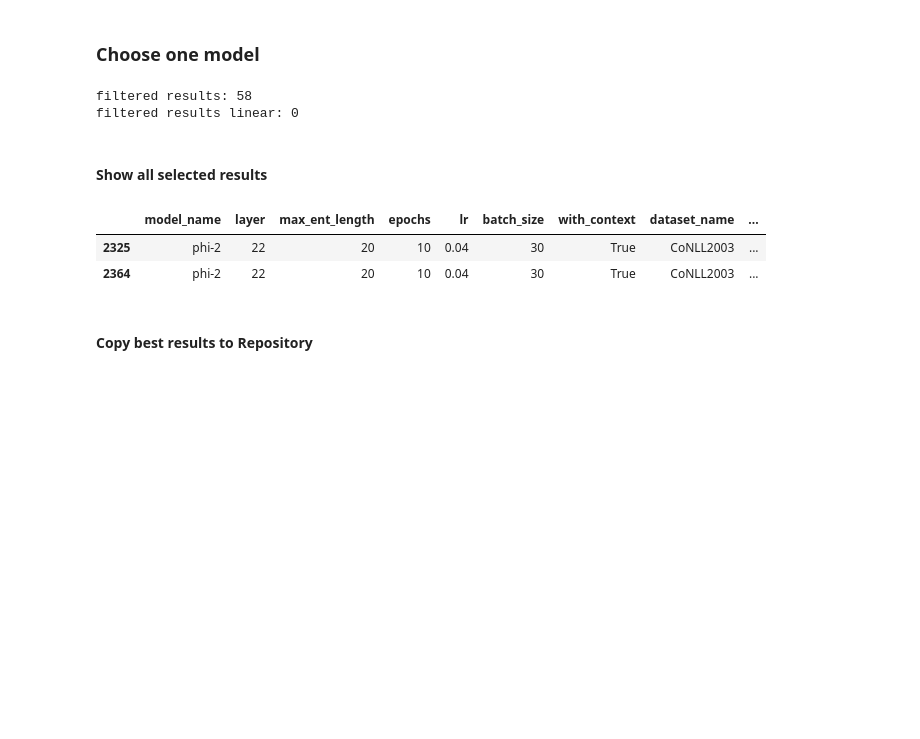
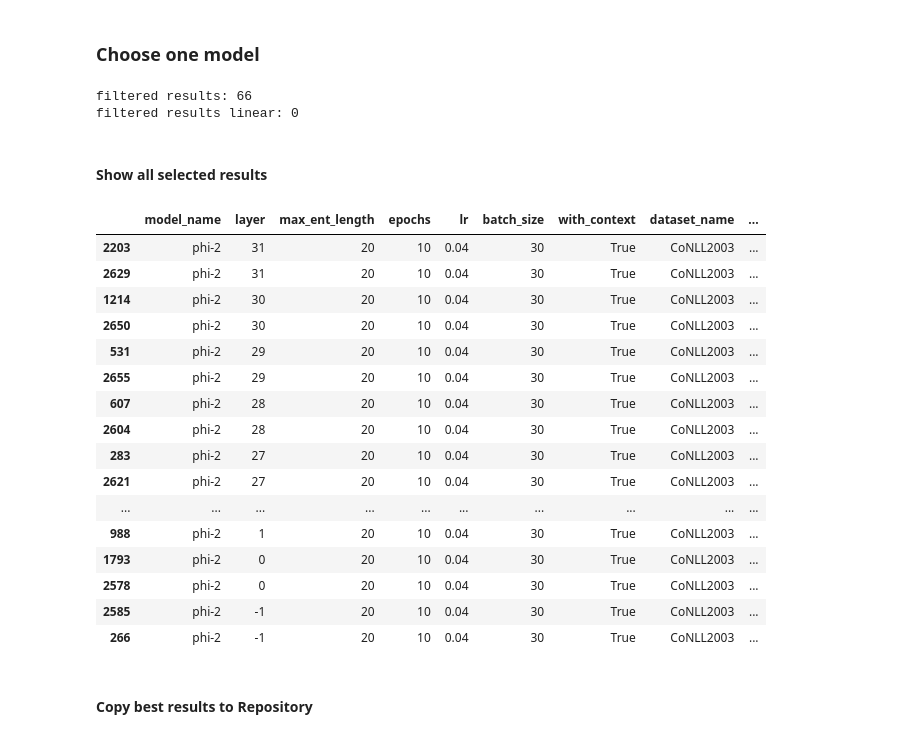
Before and after one commit to VictorMorand/EntityRepresentations, a Jupyter notebook: Notebooks/ProcessResults.ipynb, the cells around one changed output. Cells and saved outputs as stored; diff of their text form; code cells hidden in the pictures; blank space fills up the shorter version.

```diff
--- a/Notebooks/ProcessResults.ipynb
+++ b/Notebooks/ProcessResults.ipynb
@@ -73,7 +73,7 @@ for family, models in families.items():
 # Load the results
 # %%
 #get home path
-xp_path = pathlib.Path.home() / "experiments_JeanZay"
+xp_path = pathlib.Path.home() / "experiments" / "entityrepresentations"
 #get all experiments directories
 xp_paths= os.listdir(xp_path / "jobs")
 print(f"available jobs: {xp_paths}")
@@ -92,7 +92,8 @@ print(f"number of jobs with eval: {len(results)}")
 models = results["model_name"].unique()
 print(f"available models: {models}")
 
+#compute hr_date
+results["hr_date"] = results["date"].apply(lambda x: time.strftime("%Y-%m-%d %H:%M:%S", time.localtime(x)))
 #extract hash from job name and add in a column
 results["hash"] = results["path"].apply(lambda x: x.parts[-1])
-results.head()
 # %% [output]
@@ -116,0 +112,5 @@ available models: ['gpt2-small' 'gpt2-large' 'gpt2-medium' 'phi-2' 'mistral-7B'
+# %%
+# show last 10 jobs according to date
+results = results.sort_values(by="date", ascending=False)
+print(f"last 10 jobs:")
+results.head(10)
@@ -189,8 +202,8 @@ method = "after_context"
 method = "average"
 method = "in_context"
 method = "random_sample_3"
+method = "random_sample_1"
 method = "random_sample_2"
-method = "random_sample_1"
 
 filtered_results = results[(results["model_name"] == model_name)
                            & (results["dataset_name"] == dataset_name)
@@ -207,26 +220,40 @@ filtered_results_linear = results_linear[   (results_linear["model_name"] == mod
 print(f"filtered results linear: {len(filtered_results_linear)}")
 #don't show 'path' column, show full 'hash column'
 # %% [output]
-filtered results: 58
+filtered results: 66
 filtered results linear: 0
 # %% [markdown]
 #### Show all selected results
 # %%
 # method = "in_context"
 # method = "average"
 html = filtered_results[
-    (filtered_results['layer'] == 22) &
+    # (filtered_results['layer'] == 20) &
     (filtered_results['extraction_method'] == method)].drop(columns=["path",
-                                      "history","max_length","logs_per_epoch","version","inference",
+                                      "history","max_length","logs_per_epoch","inference",
                                       "Eval"
                                       ]
                       ).sort_values(by="layer", ascending=False).to_html()
 
 display(HTML(html))
 # %% [output]
 |  | model_name | layer | max_ent_length | epochs | lr | batch_size | with_context | dataset_name | ... |
-| 2325 | phi-2 | 22 | 20 | 10 | 0.04 | 30 | True | CoNLL2003 | ... |
-| 2364 | phi-2 | 22 | 20 | 10 | 0.04 | 30 | True | CoNLL2003 | ... |
+| 2203 | phi-2 | 31 | 20 | 10 | 0.04 | 30 | True | CoNLL2003 | ... |
+| 2629 | phi-2 | 31 | 20 | 10 | 0.04 | 30 | True | CoNLL2003 | ... |
+| 1214 | phi-2 | 30 | 20 | 10 | 0.04 | 30 | True | CoNLL2003 | ... |
+| 2650 | phi-2 | 30 | 20 | 10 | 0.04 | 30 | True | CoNLL2003 | ... |
+| 531 | phi-2 | 29 | 20 | 10 | 0.04 | 30 | True | CoNLL2003 | ... |
+| 2655 | phi-2 | 29 | 20 | 10 | 0.04 | 30 | True | CoNLL2003 | ... |
+| 607 | phi-2 | 28 | 20 | 10 | 0.04 | 30 | True | CoNLL2003 | ... |
+| 2604 | phi-2 | 28 | 20 | 10 | 0.04 | 30 | True | CoNLL2003 | ... |
+| 283 | phi-2 | 27 | 20 | 10 | 0.04 | 30 | True | CoNLL2003 | ... |
+| 2621 | phi-2 | 27 | 20 | 10 | 0.04 | 30 | True | CoNLL2003 | ... |
+| ... | ... | ... | ... | ... | ... | ... | ... | ... | ... |
+| 988 | phi-2 | 1 | 20 | 10 | 0.04 | 30 | True | CoNLL2003 | ... |
+| 1793 | phi-2 | 0 | 20 | 10 | 0.04 | 30 | True | CoNLL2003 | ... |
+| 2578 | phi-2 | 0 | 20 | 10 | 0.04 | 30 | True | CoNLL2003 | ... |
+| 2585 | phi-2 | -1 | 20 | 10 | 0.04 | 30 | True | CoNLL2003 | ... |
+| 266 | phi-2 | -1 | 20 | 10 | 0.04 | 30 | True | CoNLL2003 | ... |
 # %% [markdown]
 #### Copy best results to Repository
 # %%
```
Also changed, not shown: parts of 13 cells of this notebook, 7 other files.
